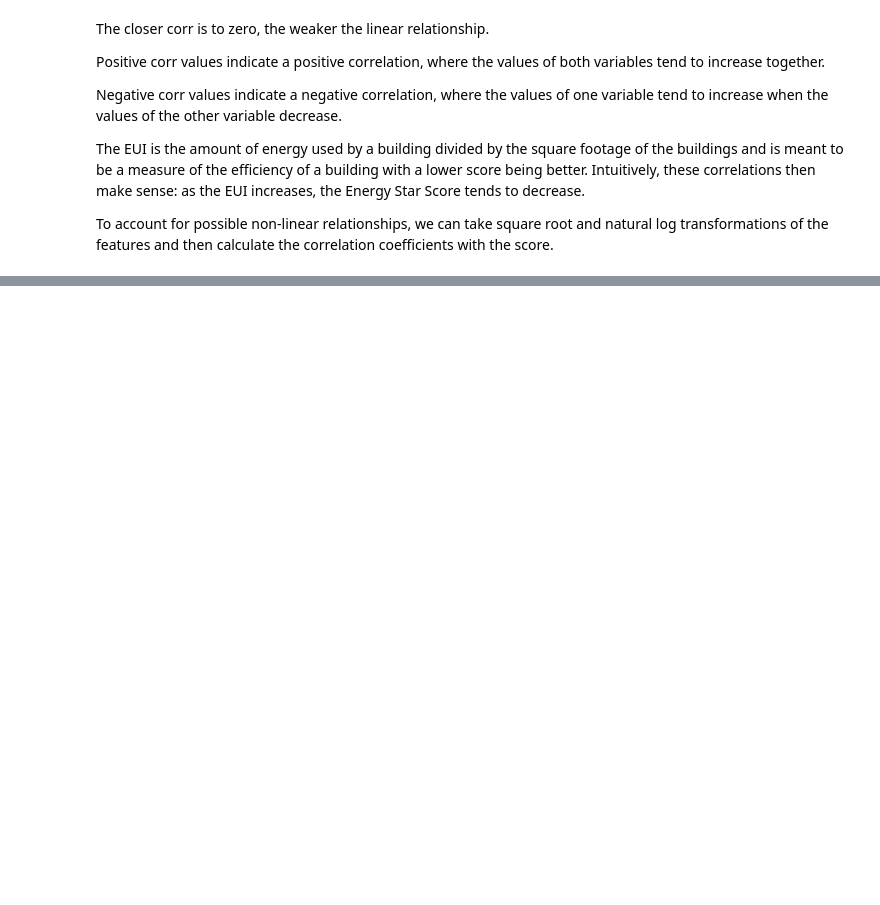
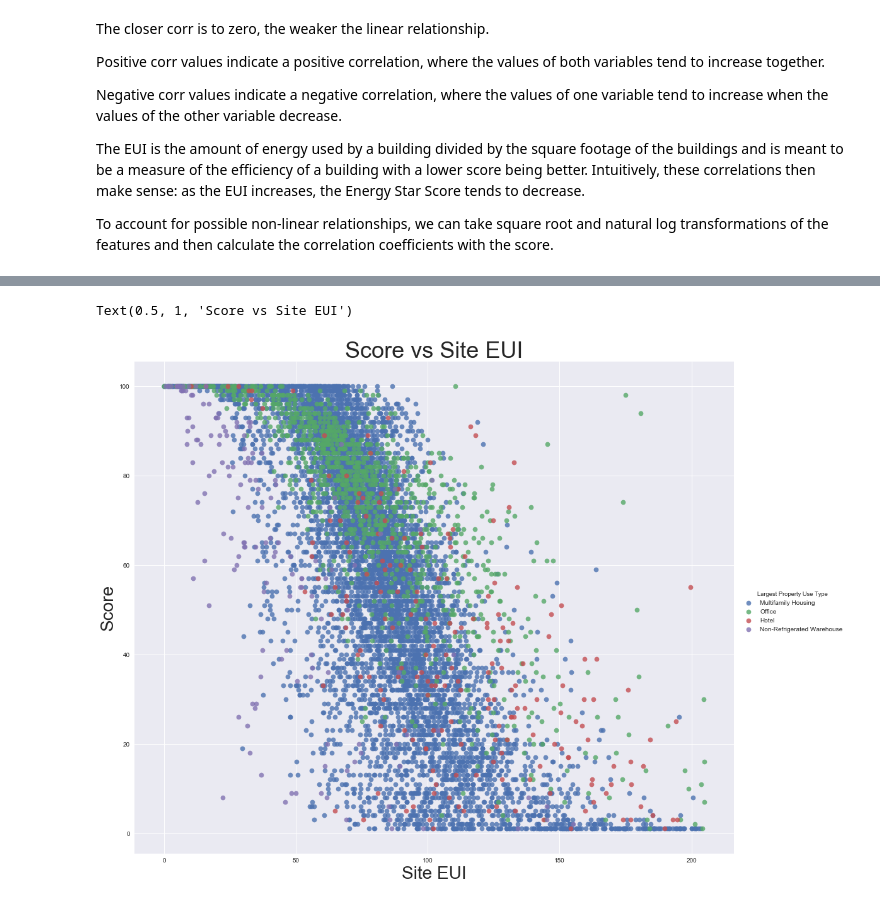
Before and after one commit to samwata/ML-Predicting-building-score, a Jupyter notebook: Building score prediction.ipynb, the cells around one changed output, grey strips where cells are left out. Saved outputs shown, nothing was run; the diff lists cells and outputs as text; code cells hidden in the pictures; blank space fills up the shorter version.

```diff
--- a/Building score prediction.ipynb
+++ b/Building score prediction.ipynb
@@ -503,2 +503,30 @@ Largest Property Use Type_Office    0.161553
 score                               1.000000
 Name: score, dtype: float64
+# %%
+# We can use scatter plot to plot a graph for most significant correlation (in terms of absolute value) in the
+# dataset which is Site EUI (kBtu/ft^2).
+# We can color the graph by the building type to show how that affects the relationship
+
+figsize(12, 10)
+
+# Extract the building types
+features['Largest Property Use Type'] = building_data.dropna(subset = ['score'])['Largest Property Use Type']
+
+# Limit to building types with more than 100 observations (from previous code)
+features = features[features['Largest Property Use Type'].isin(types)]
+
+# Use seaborn to plot a scatterplot of Score vs Log Source EUI
+sns.lmplot('Site EUI (kBtu/ft²)', 'score',
+          hue = 'Largest Property Use Type', data = features,
+          scatter_kws = {'alpha': 0.8, 's': 60}, fit_reg = False,
+          height = 12, aspect = 1.2);
+
+# Plot labeling
+plt.xlabel("Site EUI", size = 28)
+plt.ylabel('Score', size = 28)
+plt.title('Score vs Site EUI', size = 36)
+
+# From the result there is a clear negative relationship between the Site EUI and the score.
+# %% [output]
+Text(0.5, 1, 'Score vs Site EUI')
+[figure, added]
```
Also changed, not shown: parts of 28 cells of this notebook, 5 other files.
